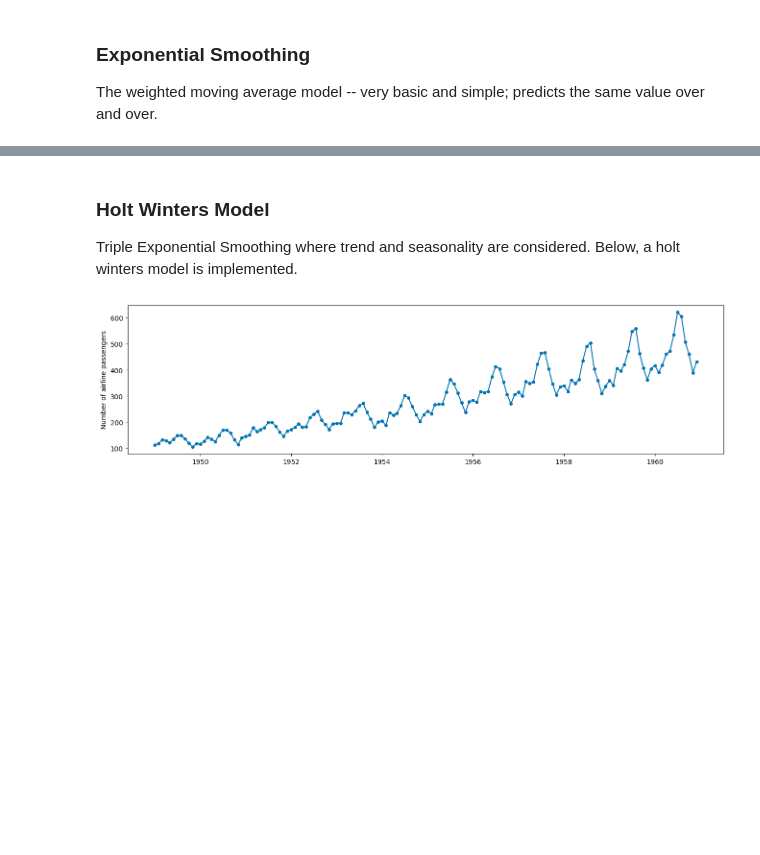
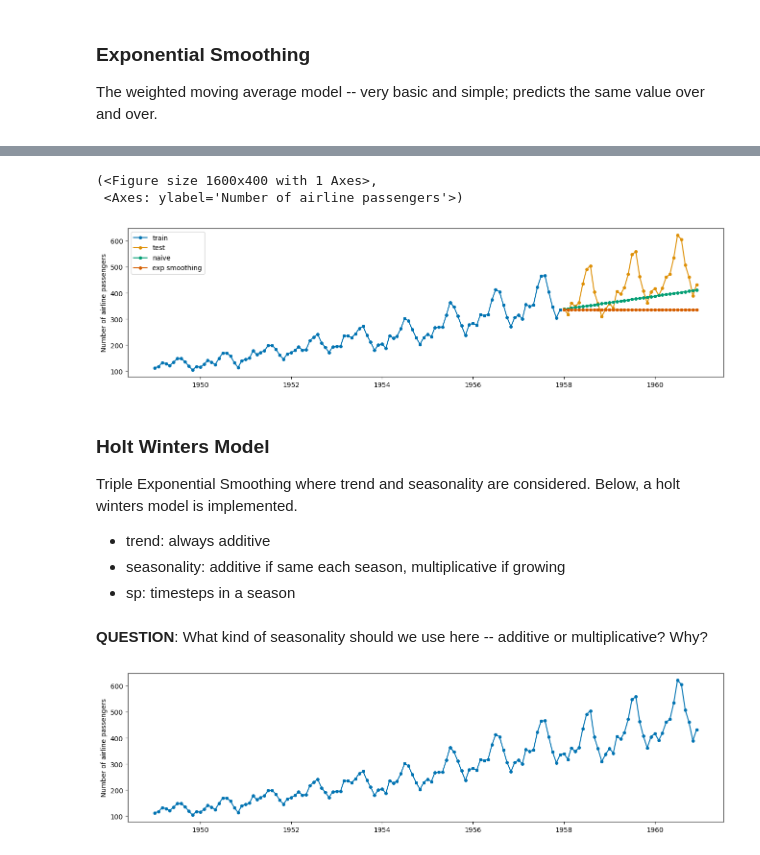
Before and after one commit to jfkoehler/nyu_bootcamp_fa24, a Jupyter notebook: _build/jupyter_execute/forecasting_I.ipynb, the cells around one changed output, grey strips where cells are left out. Drawn from its saved outputs; the diff is of its cells as text; code cells hidden in the pictures; blank space fills up the shorter version.

```diff
--- a/_build/jupyter_execute/forecasting_I.ipynb
+++ b/_build/jupyter_execute/forecasting_I.ipynb
@@ -196,6 +220,6 @@ exp = ''
 # %%
 #predict
-exp_preds = ''
+exp_preds = exp.predict(fh)
 # %%
 #evaluate
 mae(X_test, exp_preds)
@@ -204,9 +228,20 @@ mae(X_test, exp_preds)
 # %%
 #plot the series
+plot_series(X_train, X_test, yhat, exp_preds, labels = ['train', 'test', 'naive', 'exp smoothing'])
+# %% [output]
+(<Figure size 1600x400 with 1 Axes>,
+ <Axes: ylabel='Number of airline passengers'>)
+[figure, added]
 # %% [markdown]
 ### Holt Winters Model
 
 Triple Exponential Smoothing where trend and seasonality are considered.  Below, a holt winters model is implemented.
+
+- trend: always additive
+- seasonality: additive if same each season, multiplicative if growing
+- sp: timesteps in a season
+# %% [markdown]
+**QUESTION**: What kind of seasonality should we use here -- additive or multiplicative?  Why?
 # %%
 #what kind of seasonality?
 plot_series(airline);
```
Also changed, not shown: parts of 47 cells of this notebook, 20 other files.
